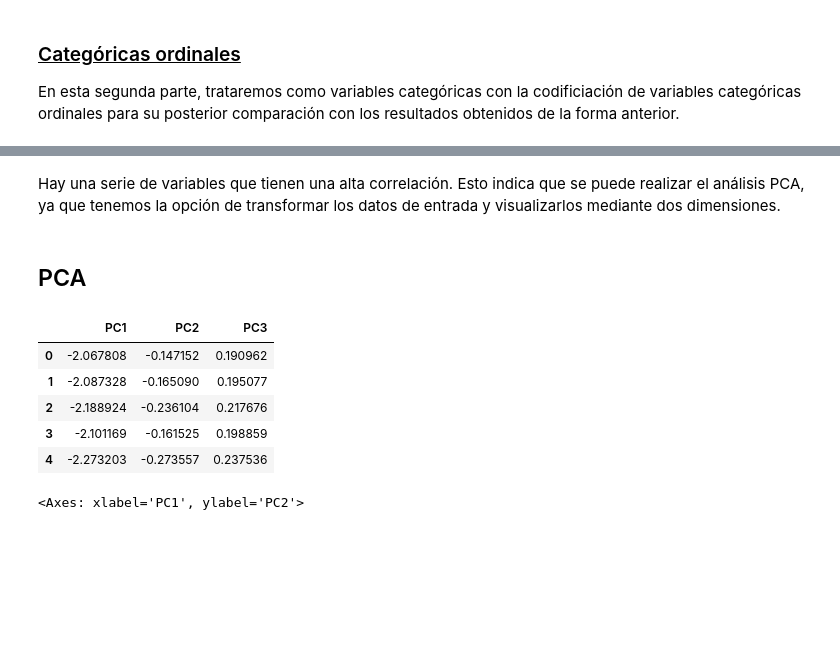
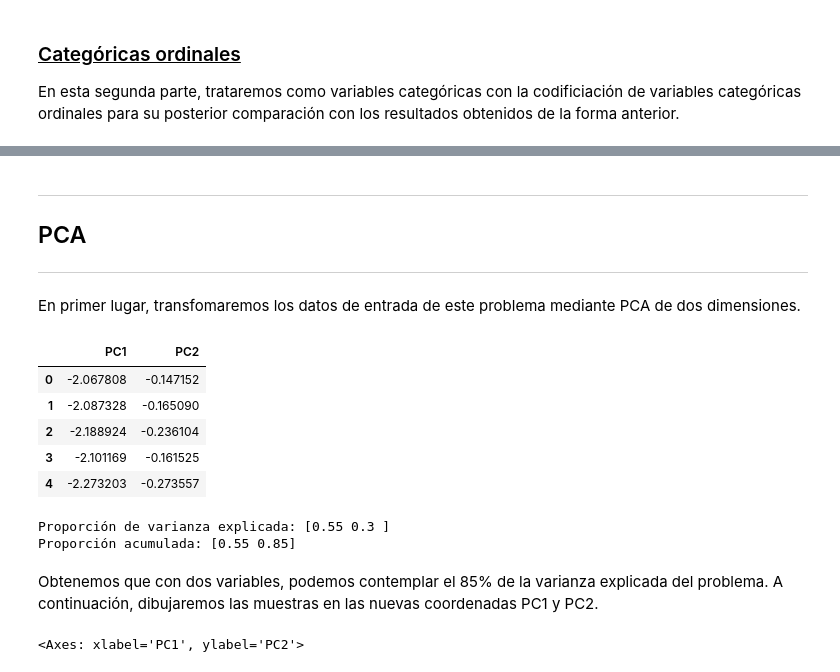
Before and after one commit to celiiaaa/Star_Classification_Clustering, a Jupyter notebook: main.ipynb, the cells around one changed output, grey strips where cells are left out. Drawn from its saved outputs; the diff is of its cells as text; code cells hidden in the pictures; blank space fills up the shorter version.

```diff
--- a/main.ipynb
+++ b/main.ipynb
@@ -347,25 +373,36 @@ sns.heatmap(corr_df, mask=mask_ut, annot=True, cmap="coolwarm")
-# %% [markdown]
-Hay una serie de variables que tienen una alta correlación. Esto indica que se puede realizar el análisis PCA, ya que tenemos la opción de transformar los datos de entrada y visualizarlos mediante dos dimensiones.
 # %% [markdown]
+---
 ## PCA
+---
+# %% [markdown]
+En primer lugar, transfomaremos los datos de entrada de este problema mediante PCA de dos dimensiones.
 # %%
 np.set_printoptions(precision=2)
 
 X = X_scaled_ord_df.values.squeeze()
 
-pca = PCA(n_components=3)
+pca = PCA(n_components=2)
 
 X_trans = pca.fit_transform(X)
 
-df_pca = pd.DataFrame(X_trans, columns=['PC1','PC2','PC3'])
+df_pca = pd.DataFrame(X_trans, columns=['PC1','PC2'])
 df_pca.head()
 # %% [output]
-|  | PC1 | PC2 | PC3 |
-| 0 | -2.067808 | -0.147152 | 0.190962 |
-| 1 | -2.087328 | -0.165090 | 0.195077 |
-| 2 | -2.188924 | -0.236104 | 0.217676 |
-| 3 | -2.101169 | -0.161525 | 0.198859 |
-| 4 | -2.273203 | -0.273557 | 0.237536 |
+|  | PC1 | PC2 |
+| 0 | -2.067808 | -0.147152 |
+| 1 | -2.087328 | -0.165090 |
+| 2 | -2.188924 | -0.236104 |
+| 3 | -2.101169 | -0.161525 |
+| 4 | -2.273203 | -0.273557 |
+# %%
+std = df_pca.describe().transpose()["std"]
+print(f"Proporción de varianza explicada: {pca.explained_variance_ratio_}")
+print(f"Proporción acumulada: {np.cumsum(pca.explained_variance_ratio_)}")
+# %% [output]
+Proporción de varianza explicada: [0.55 0.3 ]
+Proporción acumulada: [0.55 0.85]
+# %% [markdown]
+Obtenemos que con dos variables, podemos contemplar el 85% de la varianza explicada del problema. A continuación, dibujaremos las muestras en las nuevas coordenadas PC1 y PC2.
 # %%
 std = df_pca.describe().transpose()["std"]
 sns.scatterplot(data=df_pca, x="PC1", y="PC2")
```
Also changed, not shown: parts of 47 cells of this notebook.
